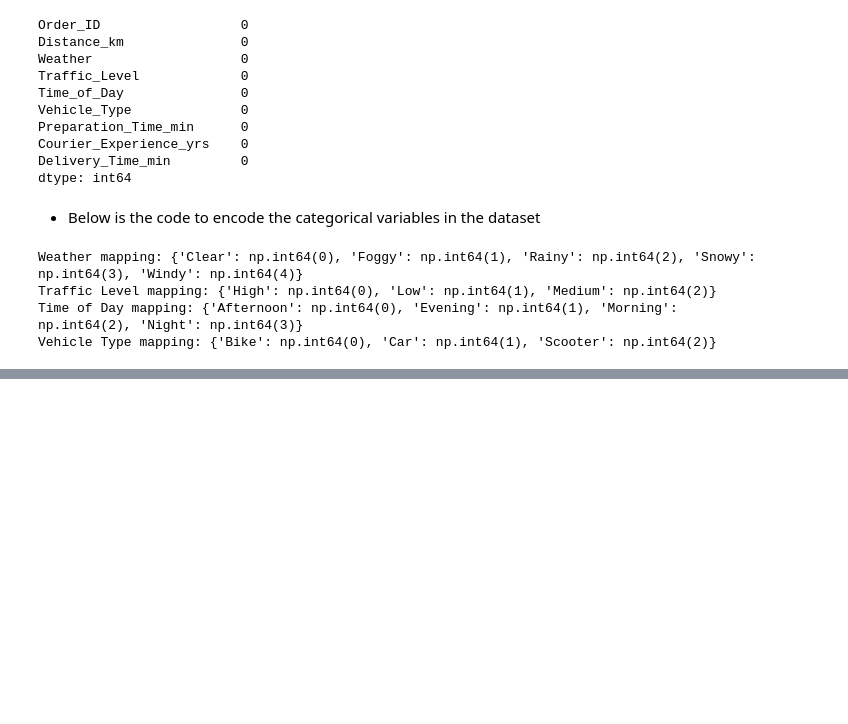
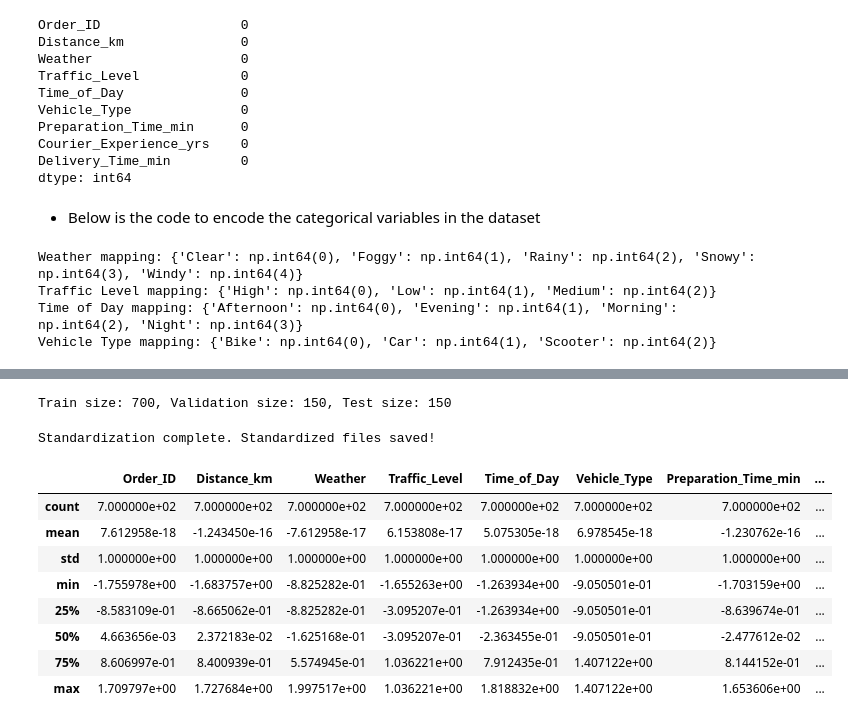
Before and after one commit to rudra20-6/smai-assignment1, a Jupyter notebook: 2/new.ipynb, the cells around one changed output, grey strips where cells are left out. Saved outputs shown, nothing was run; the diff lists cells and outputs as text; code cells hidden in the pictures; blank space fills up the shorter version.

```diff
--- a/2/new.ipynb
+++ b/2/new.ipynb
@@ -237,0 +176,63 @@ if __name__ == "__main__":
+# %%
+import pandas as pd
+from sklearn.model_selection import train_test_split
+
+# Load dataset
+df = pd.read_csv("foodDeliveryTimes_encoded.csv")
+
+# First, split into 70% train and 30% temp (which will be further split into val/test)
+train_data, temp_data = train_test_split(df, test_size=0.30, random_state=42)
+
+# Split temp_data into 50% validation and 50% test (which results in 15% each of total data)
+val_data, test_data = train_test_split(temp_data, test_size=0.50, random_state=42)
+
+# Save the splits
+train_data.to_csv("train.csv", index=False)
+val_data.to_csv("validation.csv", index=False)
+test_data.to_csv("test.csv", index=False)
+
+print(f"Train size: {len(train_data)}, Validation size: {len(val_data)}, Test size: {len(test_data)}")
+# %% [output]
+Train size: 700, Validation size: 150, Test size: 150
+# %%
+import pandas as pd
+
+# Load the split datasets
+train_data = pd.read_csv("train.csv")
+val_data = pd.read_csv("validation.csv")
+test_data = pd.read_csv("test.csv")
+
+# Compute mean & standard deviation from train_data ONLY (to avoid data leakage)
+train_mean = train_data.mean()
+train_std = train_data.std()
+
+# Function to standardize data using train statistics
+def standardize(df, mean, std):
+    return (df - mean) / std
+
+# Standardize datasets using train's mean & std
+train_data_std = standardize(train_data, train_mean, train_std)
+val_data_std = standardize(val_data, train_mean, train_std)
+test_data_std = standardize(test_data, train_mean, train_std)
+
+# Save standardized datasets
+train_data_std.to_csv("train_standardized.csv", index=False)
+val_data_std.to_csv("validation_standardized.csv", index=False)
+test_data_std.to_csv("test_standardized.csv", index=False)
+
+print("Standardization complete. Standardized files saved!")
+# %% [output]
+Standardization complete. Standardized files saved!
+# %%
+train_data_std.head()
+train_data_std.describe()
+# %% [output]
+|  | Order_ID | Distance_km | Weather | Traffic_Level | Time_of_Day | Vehicle_Type | Preparation_Time_min | ... |
+| count | 7.000000e+02 | 7.000000e+02 | 7.000000e+02 | 7.000000e+02 | 7.000000e+02 | 7.000000e+02 | 7.000000e+02 | ... |
+| mean | 7.612958e-18 | -1.243450e-16 | -7.612958e-17 | 6.153808e-17 | 5.075305e-18 | 6.978545e-18 | -1.230762e-16 | ... |
+| std | 1.000000e+00 | 1.000000e+00 | 1.000000e+00 | 1.000000e+00 | 1.000000e+00 | 1.000000e+00 | 1.000000e+00 | ... |
+| min | -1.755978e+00 | -1.683757e+00 | -8.825282e-01 | -1.655263e+00 | -1.263934e+00 | -9.050501e-01 | -1.703159e+00 | ... |
+| 25% | -8.583109e-01 | -8.665062e-01 | -8.825282e-01 | -3.095207e-01 | -1.263934e+00 | -9.050501e-01 | -8.639674e-01 | ... |
+| 50% | 4.663656e-03 | 2.372183e-02 | -1.625168e-01 | -3.095207e-01 | -2.363455e-01 | -9.050501e-01 | -2.477612e-02 | ... |
+| 75% | 8.606997e-01 | 8.400939e-01 | 5.574945e-01 | 1.036221e+00 | 7.912435e-01 | 1.407122e+00 | 8.144152e-01 | ... |
+| max | 1.709797e+00 | 1.727684e+00 | 1.997517e+00 | 1.036221e+00 | 1.818832e+00 | 1.407122e+00 | 1.653606e+00 | ... |
```
Also changed, not shown: parts of 11 cells of this notebook, 7 other files.
